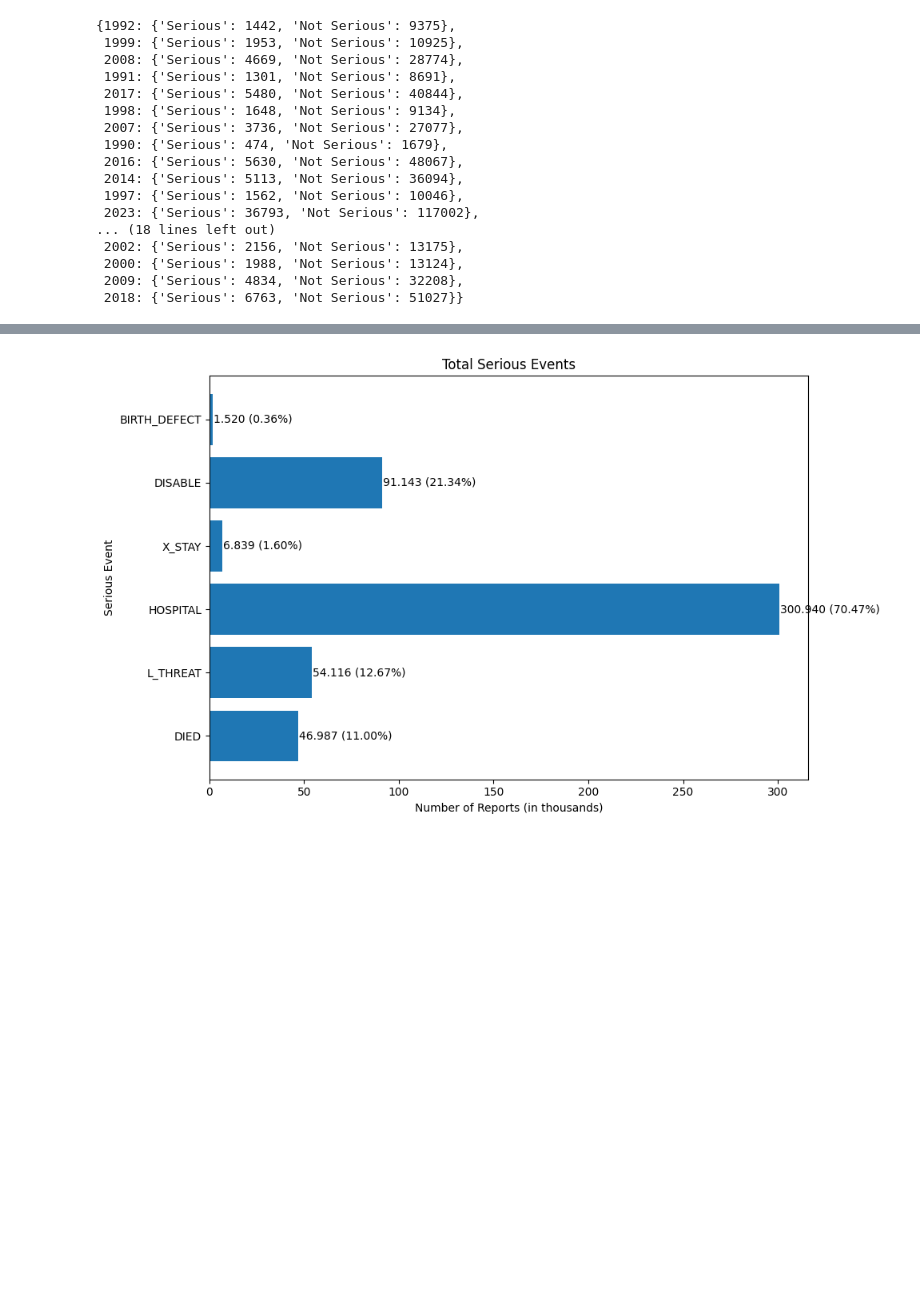
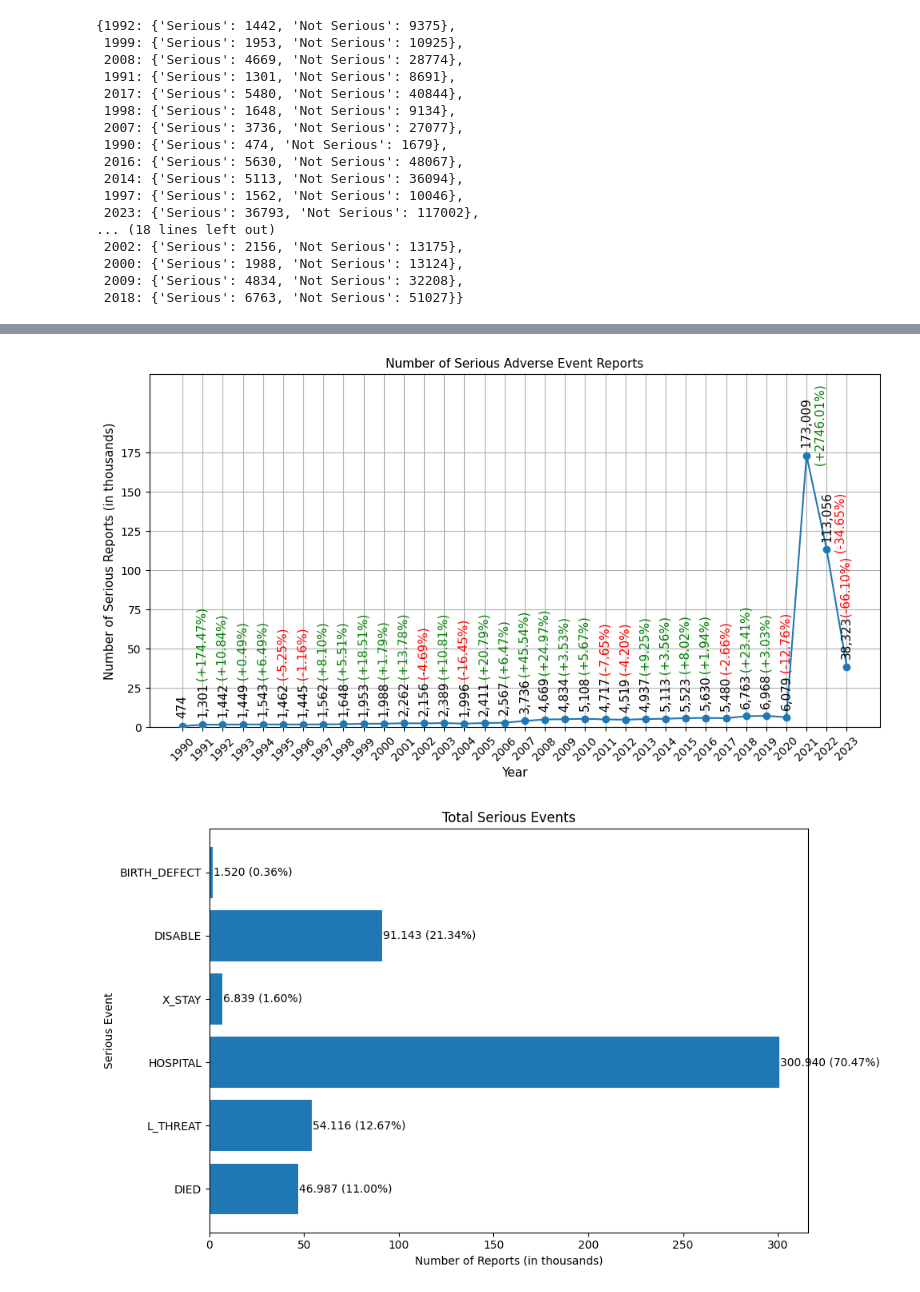
Before and after one commit to ZaNioxX/Masterarbeit, a Jupyter notebook: Data_Exploration/serious_events.ipynb, the cells around one changed output, grey strips where cells are left out. Cells and saved outputs as stored; diff of their text form; code cells hidden in the pictures; blank space fills up the shorter version.

```diff
--- a/Data_Exploration/serious_events.ipynb
+++ b/Data_Exploration/serious_events.ipynb
@@ -239,3 +241,91 @@ plt.show()
+# %%
+import matplotlib.pyplot as plt
+from matplotlib.ticker import FuncFormatter
+
+# Define the pipeline for MongoDB aggregation
+pipeline = [
+    {
+        "$project": {
+            "_id": 0,
+            "Year": {"$year": "$RECVDATE"},
+            "Serious": {"$cond": {"if": {"$eq": ["$SERIOUS", "Y"]}, "then": 1, "else": 0}}
+        }
+    },
+    {
+        "$group": {
+            "_id": "$Year",
+            "Serious": {"$sum": "$Serious"}
+        }
+    }
+]
+
+# Execute the pipeline to fetch data from MongoDB
+results = list(collection.aggregate(pipeline))
+
+# Sort the results by year
+results.sort(key=lambda x: x['_id'])
+
+# Extract years and serious counts
+years = [entry['_id'] for entry in results]
+serious_counts = [entry['Serious'] for entry in results]
+
+# Calculate percentage change from previous year
+percentage_change = [0]  # Placeholder for the first year
+for i in range(1, len(years)):
+    change = ((serious_counts[i] - serious_counts[i-1]) / serious_counts[i-1]) * 100
+    percentage_change.append(change)
+
+# Custom formatter for y-axis
+def thousands_formatter(x, pos):
+    return f'{int(x / 1000)}'
+
+# Plotting
+plt.figure(figsize=(10, 6))
+plt.plot(years, serious_counts, linestyle='-')  # Connect the dots with a line
+plt.scatter(years, serious_counts, marker='o', zorder=5)  # Scatter plot with dots in foreground
+plt.title('Number of Serious Adverse Event Reports', fontsize = 11)
+plt.xlabel('Year', fontsize = 11)
+plt.ylabel('Number of Serious Reports (in thousands)', fontsize = 11)
+
+# Set x-ticks to the years in the dataset
+plt.xticks(years, rotation=45)
+
+# Annotate with numbers (Serious count) and percentage change
+for year, count, change in zip(years, serious_counts, percentage_change):
+    count_text = f'{count:,}'
+    percentage_text = f' ({change:+.2f}%)' if change != 0 else ''
+    color = 'green' if change > 0 else 'red'
+
+    plt.annotate(count_text, (year, count + 5000), ha='center', va='bottom', fontsize=11, rotation=90)
+
+    if year != years[0]:  # Skip percentage change annotation for the first year
+        if count < 1000:
+            offset = 20000
+            xoffset = 0
+        elif count < 10000:
+            offset = 25500
+            xoffset = 0
+        elif count < 40000:
+            offset = 29000
+            xoffset = 0
+        elif count < 150000:
+            offset = -4900
+            xoffset = 0.7
+        else:
+            offset = -9000
+            xoffset = 0.7
+        plt.annotate(percentage_text, (year + xoffset, count + offset), ha='center', va='bottom', fontsize=11, rotation=90, color=color)
+
+plt.gca().yaxis.set_major_formatter(FuncFormatter(thousands_formatter))
+# Set custom y-ticks below 175000
+plt.yticks([0, 25000, 50000, 75000, 100000, 125000, 150000, 175000])
+plt.tight_layout()
+plt.grid(True)
+plt.ylim(0, 225000)
+plt.savefig('/home/sebastian/Documents/Masterarbeit/Plots/Data_Exploration/Serious_Events/Serious_Events_per_Year_Line.pdf')
+plt.show()
+# %% [output]
+[figure, added]
 # %%
 import pandas as pd
 import matplotlib.pyplot as plt
```
Also changed, not shown: parts of 4 cells of this notebook, 25 other files.
